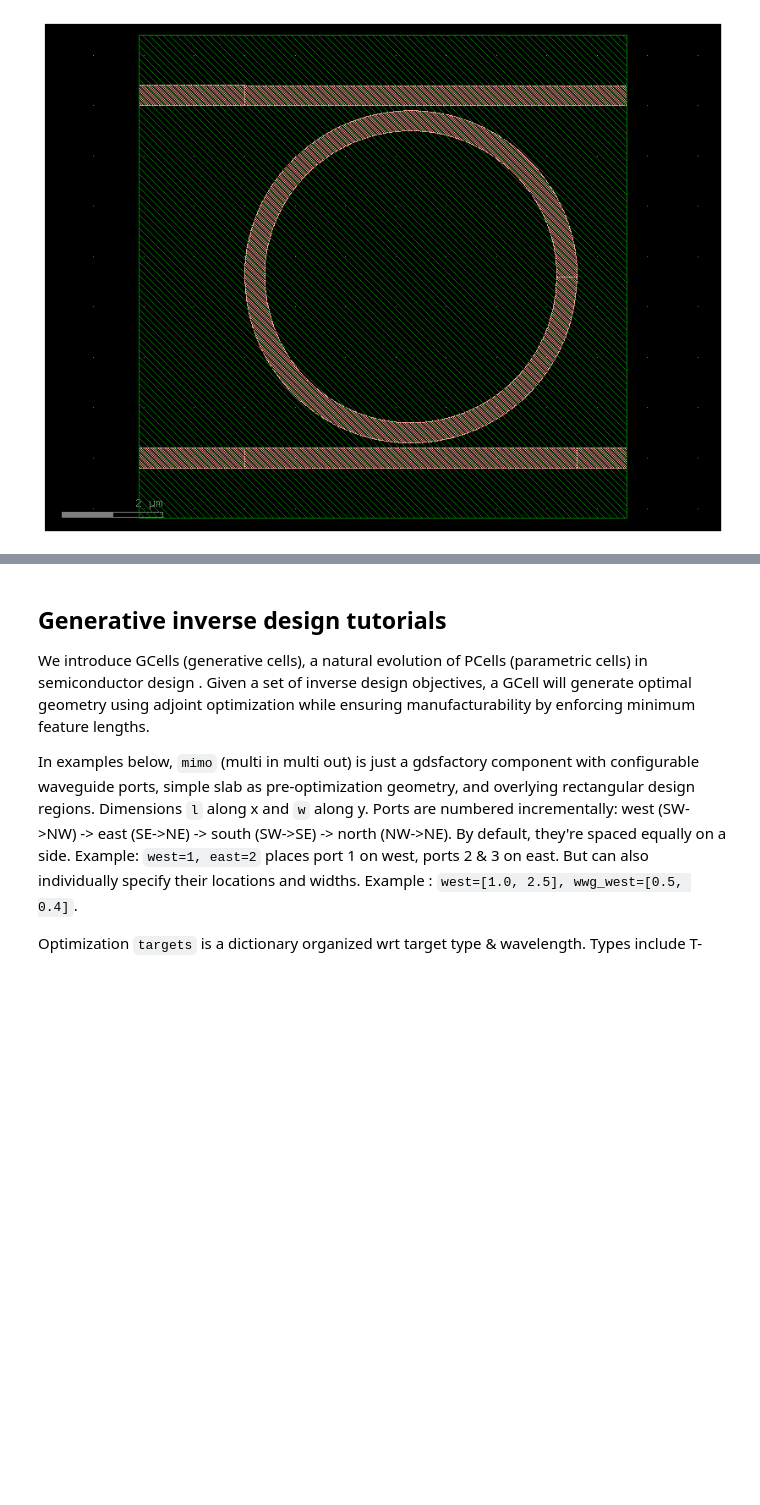
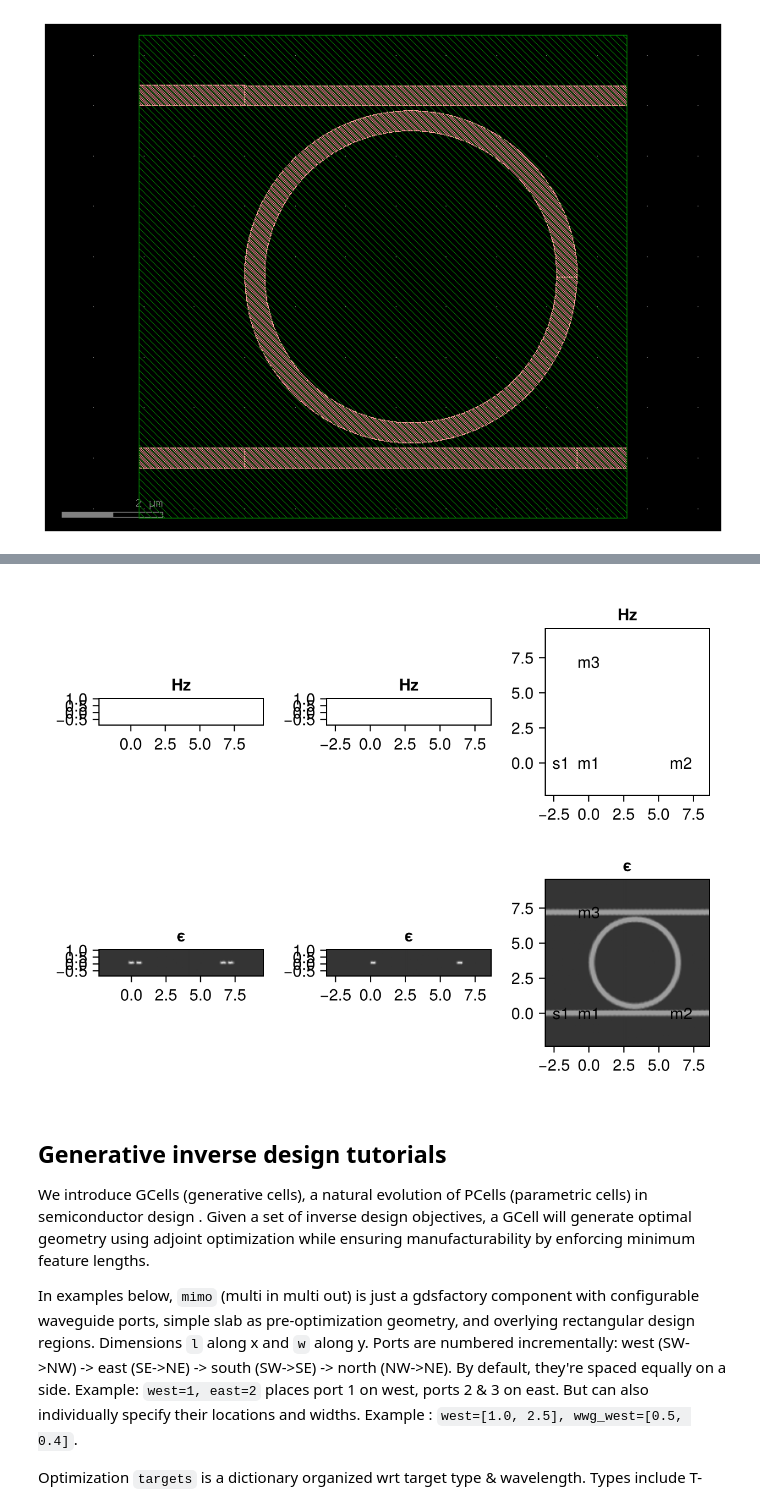
Before and after one commit to paulxshen/Luminescent.jl, a Jupyter notebook: Luminescent_AI_docs.ipynb, the cells around one changed output, grey strips where cells are left out. Drawn from its saved outputs; the diff is of its cells as text; code cells hidden in the pictures; blank space fills up the shorter version.

```diff
--- a/Luminescent_AI_docs.ipynb
+++ b/Luminescent_AI_docs.ipynb
@@ -291,3 +254,9 @@ loading solution from /content/runs/ring
+# %%
+from IPython.display import Image
+GIF = os.path.join(path, "sim.gif")
+Image(open(GIF,'rb').read())
+# %% [output]
+[figure, added]
 # %% [markdown]
 ## Generative inverse design tutorials
 We introduce GCells (generative cells), a natural evolution of PCells (parametric cells) in semiconductor design . Given a set of inverse design objectives, a GCell will generate optimal geometry using adjoint optimization while ensuring manufacturability by enforcing minimum feature lengths.
```
Also changed, not shown: parts of 9 cells of this notebook.
